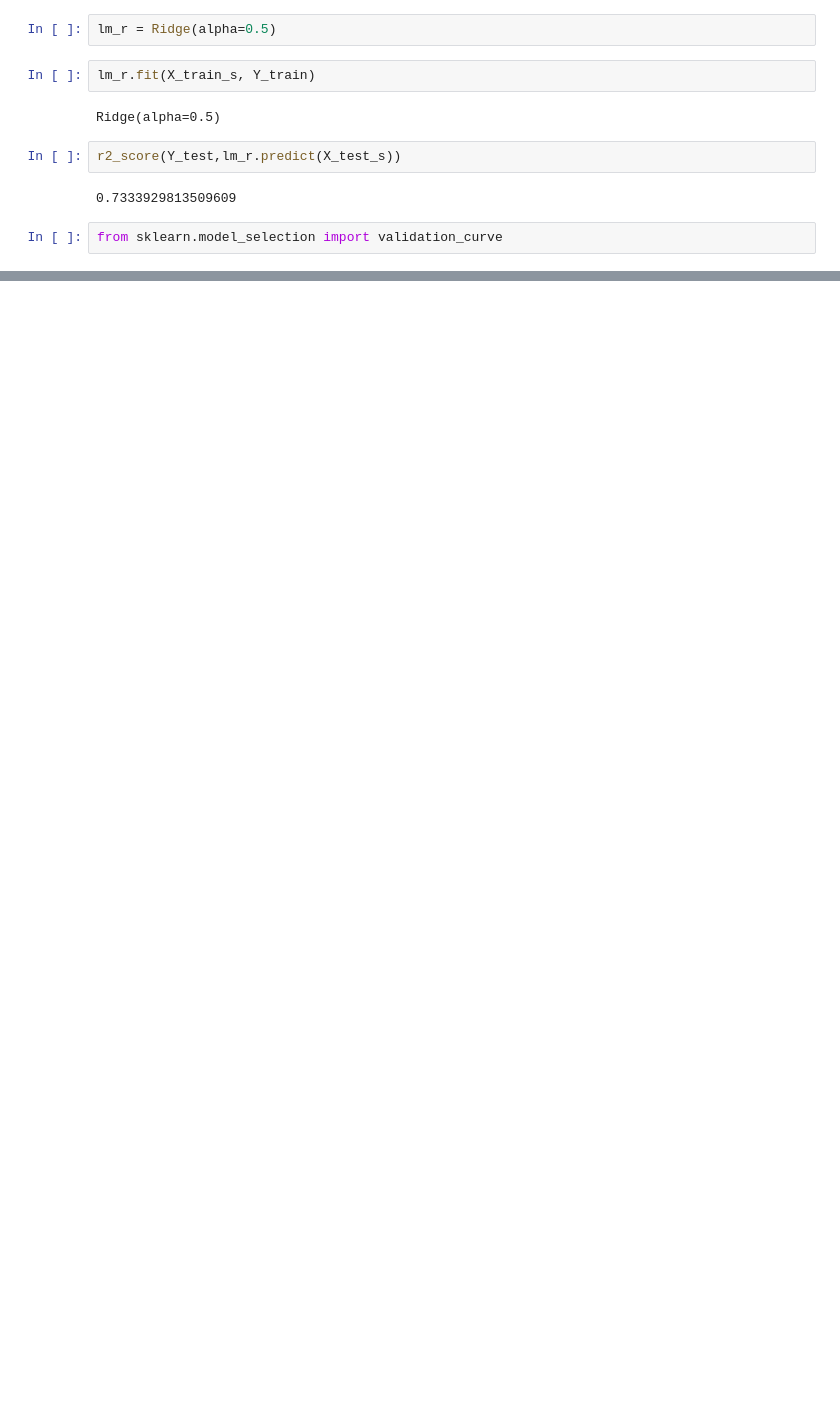
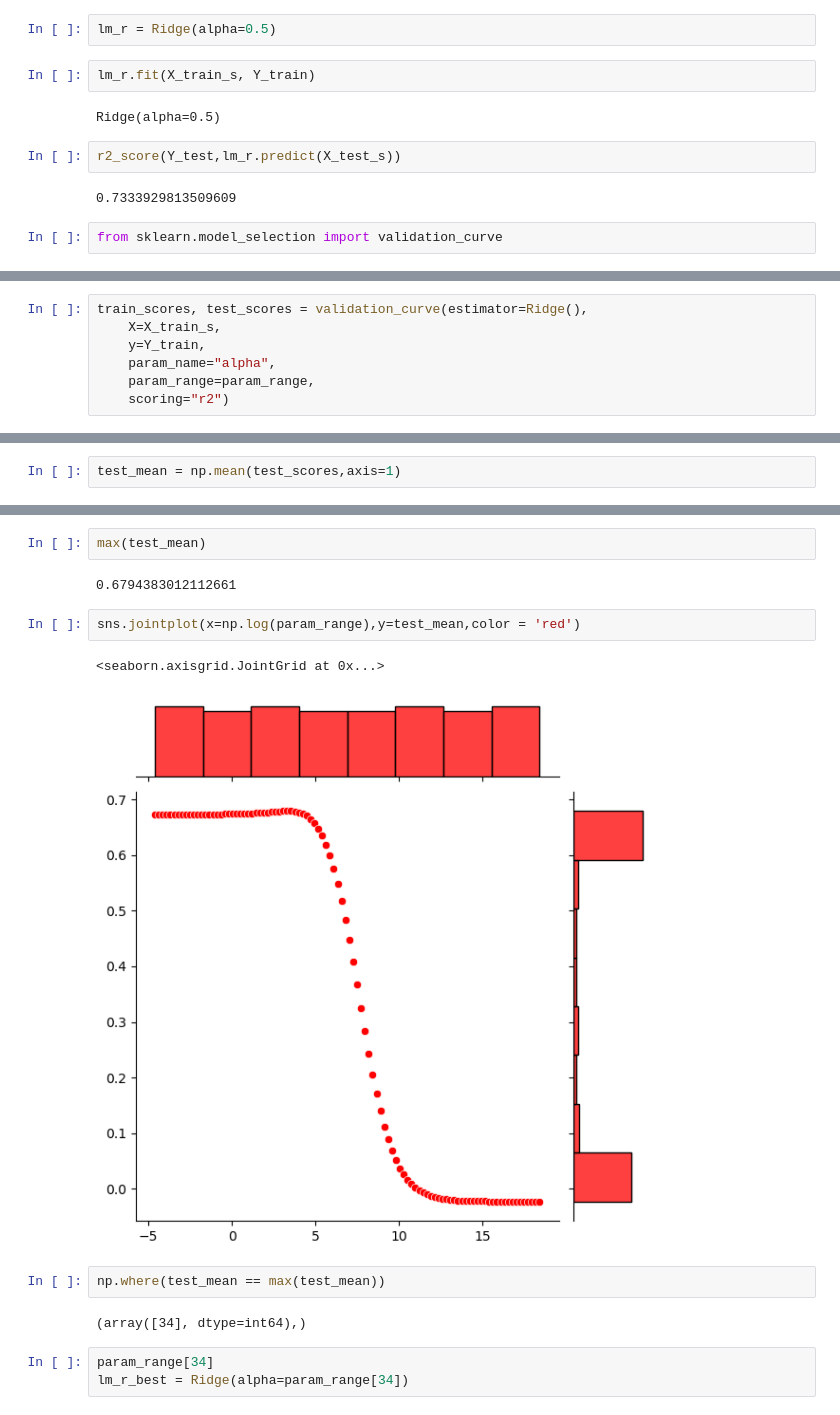
Before and after one commit to Glamorous9754/Practice-in-Jupyter, a Jupyter notebook: Data Pre-Processing for Linear Regression.ipynb, the cells around one changed output, grey strips where cells are left out. Saved outputs shown, nothing was run; the diff lists cells and outputs as text; blank space fills up the shorter version.

```diff
--- a/Data Pre-Processing for Linear Regression.ipynb
+++ b/Data Pre-Processing for Linear Regression.ipynb
@@ -577,0 +560,7 @@ array([1.00000000e-02, 1.26185688e-02, 1.59228279e-02, 2.00923300e-02,
+# %%
+train_scores, test_scores = validation_curve(estimator=Ridge(),
+    X=X_train_s,
+    y=Y_train,
+    param_name="alpha",
+    param_range=param_range,
+    scoring="r2")
@@ -577,0 +590,2 @@ array([1.00000000e-02, 1.26185688e-02, 1.59228279e-02, 2.00923300e-02,
+# %%
+test_mean = np.mean(test_scores,axis=1)
@@ -577,0 +612,16 @@ array([1.00000000e-02, 1.26185688e-02, 1.59228279e-02, 2.00923300e-02,
+# %%
+max(test_mean)
+# %% [output]
+0.6794383012112661
+# %%
+sns.jointplot(x=np.log(param_range),y=test_mean,color = 'red')
+# %% [output]
+<seaborn.axisgrid.JointGrid at 0x...>
+[figure, added]
+# %%
+np.where(test_mean == max(test_mean))
+# %% [output]
+(array([34], dtype=int64),)
+# %%
+param_range[34]
+lm_r_best = Ridge(alpha=param_range[34])
```
Also changed, not shown: parts of 10 cells of this notebook, 2 other files.
